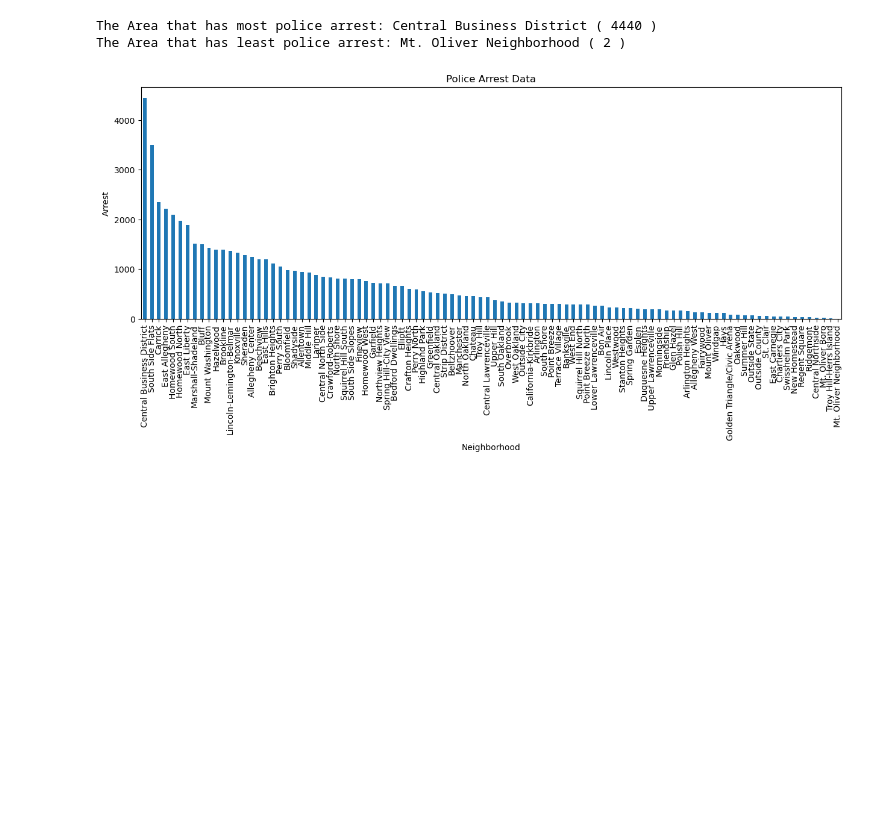
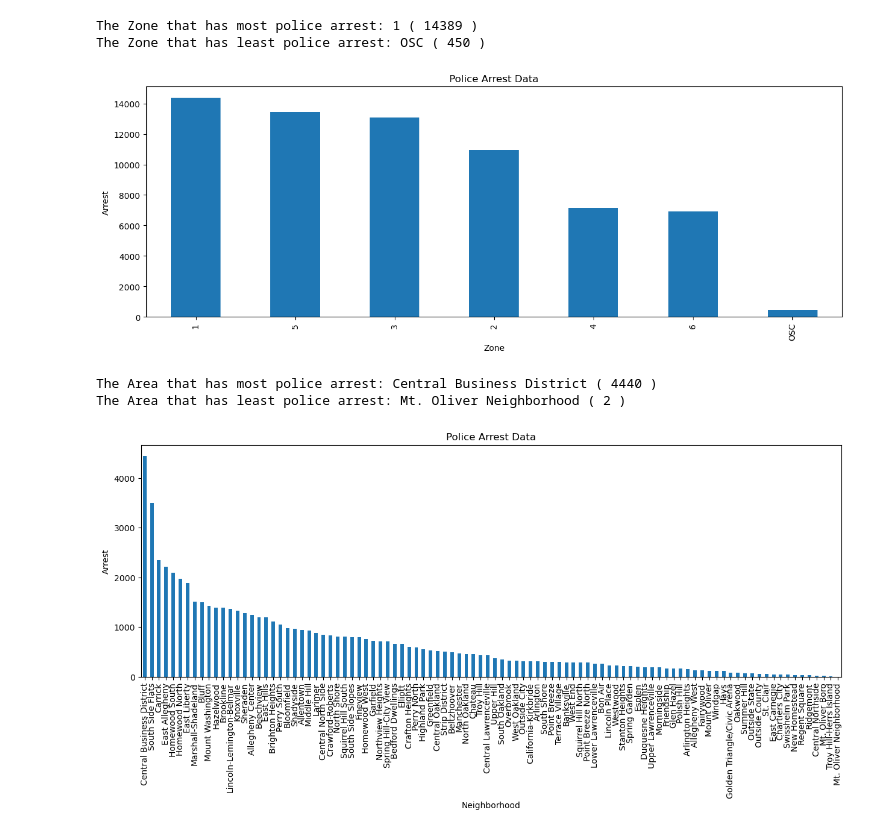
Before and after one commit to edcho1012/EchoS, a Jupyter notebook: Police_Arrest.ipynb, the cells around one changed output. Cells and saved outputs as stored; diff of their text form; code cells hidden in the pictures; blank space fills up the shorter version.

```diff
--- a/Police_Arrest.ipynb
+++ b/Police_Arrest.ipynb
@@ -1,4 +1,31 @@
 # %%
 import pandas as pd
 import matplotlib.pyplot as plt
+# %%
+file_path = "Police Arrest Data.csv"
+df = pd.read_csv(file_path)
+
+zone_counts = df["INCIDENTZONE"].value_counts()
+
+most_zone = zone_counts.idxmax()
+most_count = zone_counts.max()
+least_zone = zone_counts.idxmin()
+least_count = zone_counts.min()
+
+print("The Zone that has most police arrest:", most_zone, "(", most_count, ")")
+print("The Zone that has least police arrest:", least_zone, "(", least_count, ")")
+
+plt.figure(figsize=(15, 5))
+zone_counts.plot(kind="bar")
+plt.xlabel("Zone")
+plt.ylabel("Arrest")
+plt.title("Police Arrest Data")
+
+max_index = neighborhood_counts.index.get_loc(most_neighborhood)
+min_index = neighborhood_counts.index.get_loc(least_neighborhood)
+plt.show()
+# %% [output]
+The Zone that has most police arrest: 1 ( 14389 )
+The Zone that has least police arrest: OSC ( 450 )
+[figure, added]
 # %%
```
Also changed, not shown: parts of 1 cell of this notebook, 2 other files.
